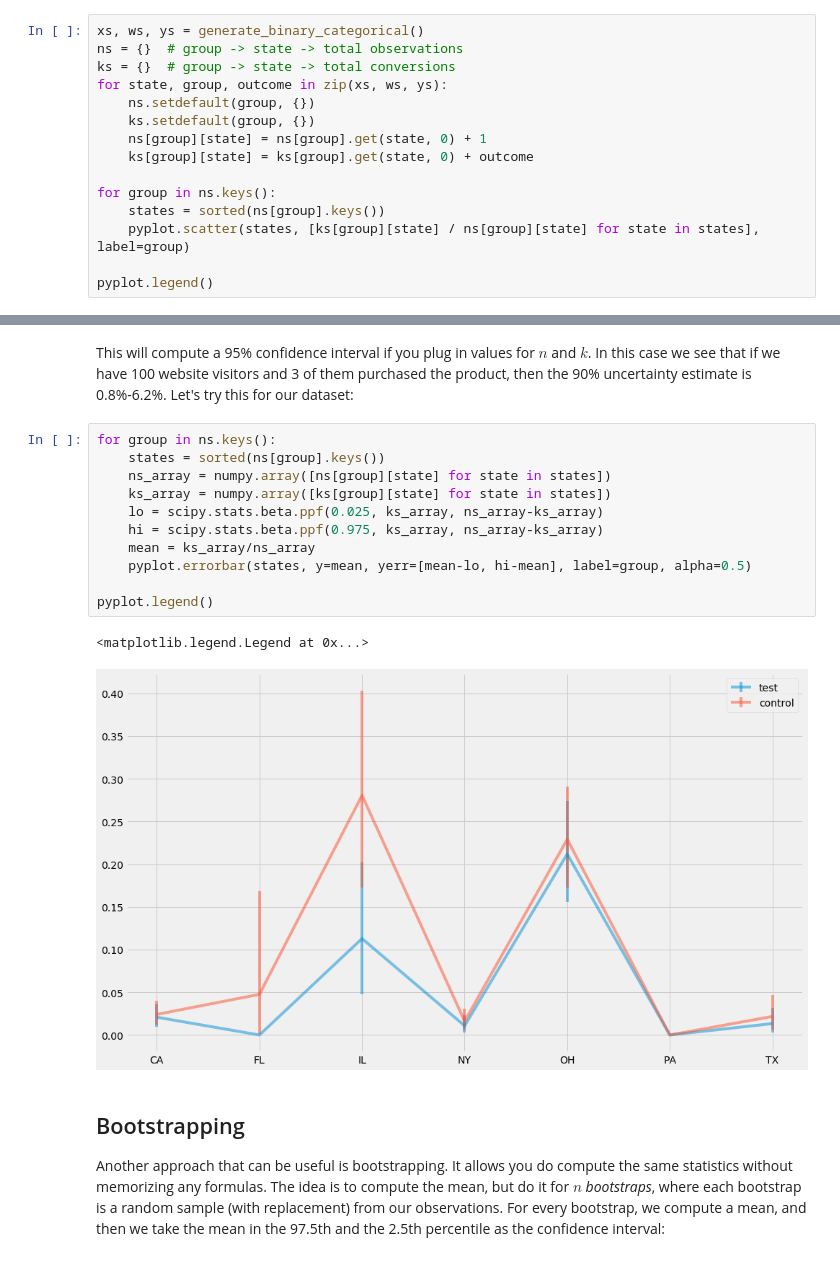
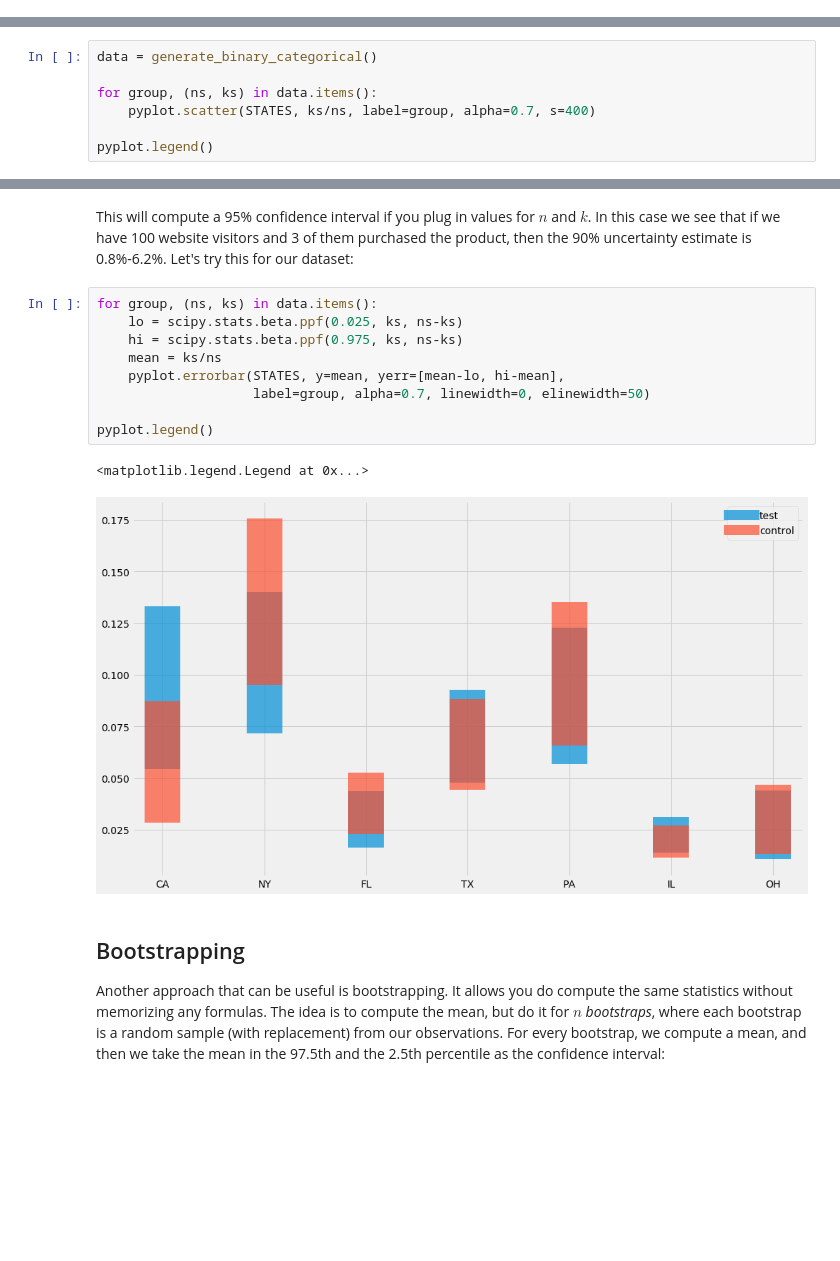
Before and after one commit to erikbern/uncertainty, a Jupyter notebook: notebook.ipynb, the cells around one changed output, grey strips where cells are left out. Cells and saved outputs as stored; diff of their text form; blank space fills up the shorter version.

```diff
--- a/notebook.ipynb
+++ b/notebook.ipynb
@@ -117,15 +123,0 @@ def generate_binary_categorical(cs=['CA', 'NY', 'FL', 'TX', 'PA', 'IL', 'OH'], c
-# %%
-xs, ws, ys = generate_binary_categorical()
-ns = {}  # group -> state -> total observations
-ks = {}  # group -> state -> total conversions
-for state, group, outcome in zip(xs, ws, ys):
-    ns.setdefault(group, {})
-    ks.setdefault(group, {})
-    ns[group][state] = ns[group].get(state, 0) + 1
-    ks[group][state] = ks[group].get(state, 0) + outcome
-
-for group in ns.keys():
-    states = sorted(ns[group].keys())
-    pyplot.scatter(states, [ks[group][state] / ns[group][state] for state in states], label=group)
-
-pyplot.legend()
@@ -134,0 +126,7 @@ pyplot.legend()
+# %%
+data = generate_binary_categorical()
+
+for group, (ns, ks) in data.items():
+    pyplot.scatter(STATES, ks/ns, label=group, alpha=0.7, s=400)
+
+pyplot.legend()
@@ -146,19 +147,17 @@ array([0.00629335, 0.07107612])
 # %% [markdown]
 This will compute a 95% confidence interval if you plug in values for $n$ and $k$. In this case we see that if we have 100 website visitors and 3 of them purchased the product, then the 90% uncertainty estimate is 0.8%-6.2%. Let's try this for our dataset:
 # %%
-for group in ns.keys():
-    states = sorted(ns[group].keys())
-    ns_array = numpy.array([ns[group][state] for state in states])
-    ks_array = numpy.array([ks[group][state] for state in states])
-    lo = scipy.stats.beta.ppf(0.025, ks_array, ns_array-ks_array)
-    hi = scipy.stats.beta.ppf(0.975, ks_array, ns_array-ks_array)
-    mean = ks_array/ns_array
-    pyplot.errorbar(states, y=mean, yerr=[mean-lo, hi-mean], label=group, alpha=0.5)
+for group, (ns, ks) in data.items():
+    lo = scipy.stats.beta.ppf(0.025, ks, ns-ks)
+    hi = scipy.stats.beta.ppf(0.975, ks, ns-ks)
+    mean = ks/ns
+    pyplot.errorbar(STATES, y=mean, yerr=[mean-lo, hi-mean],
+                    label=group, alpha=0.7, linewidth=0, elinewidth=50)
 
 pyplot.legend()
 # %% [output]
 <matplotlib.legend.Legend at 0x...>
-[figure, old version]
+[figure, new version]
 # %% [markdown]
 
 ## Bootstrapping
```
Also changed, not shown: parts of 16 cells of this notebook.
